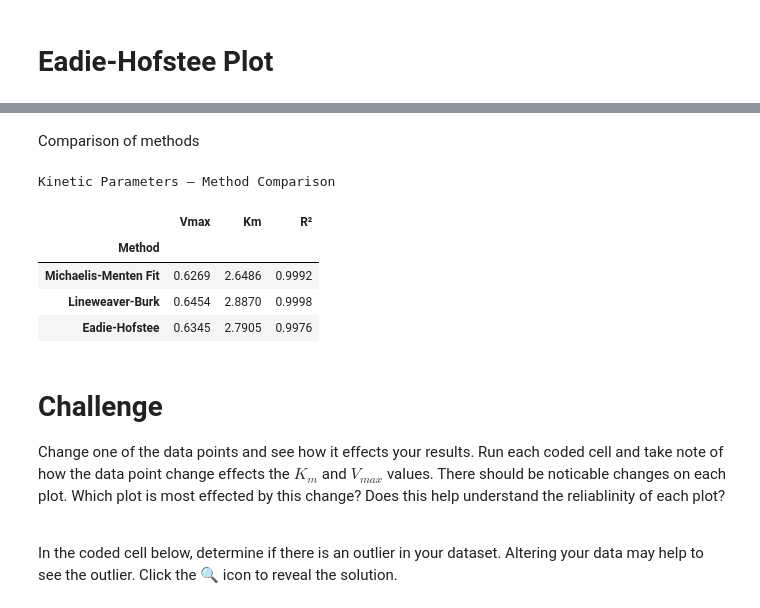
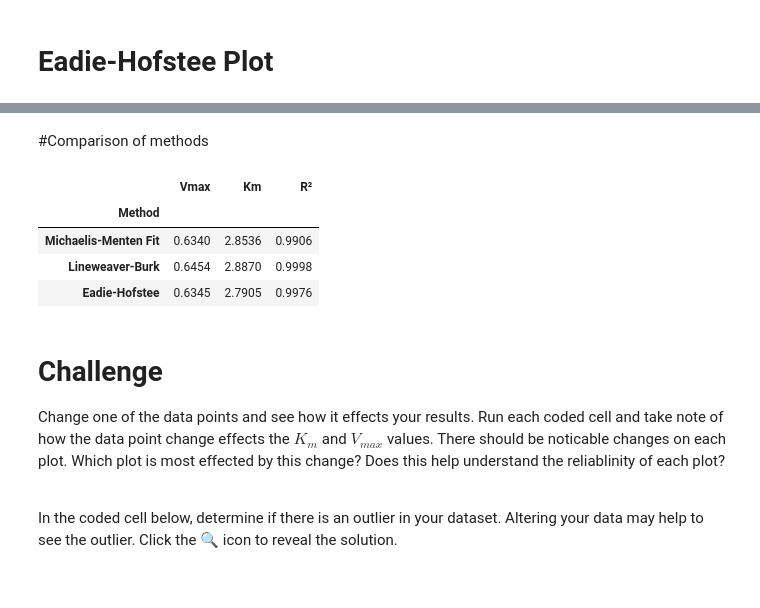
Before and after one commit to codeBMB/google_colabs, a Jupyter notebook: python_colabs/BASIL/EnzymeKineticsV2.ipynb, the cells around one changed output, grey strips where cells are left out. Cells and saved outputs as stored; diff of their text form; code cells hidden in the pictures.

```diff
--- a/python_colabs/BASIL/EnzymeKineticsV2.ipynb
+++ b/python_colabs/BASIL/EnzymeKineticsV2.ipynb
@@ -430,22 +408,19 @@ Km:         2.79
 # %% [markdown]
-Comparison of methods
+#Comparison of methods
 # %%
 import pandas as pd
 
 comparison_df = pd.DataFrame({
     'Method':['Michaelis-Menten Fit', 'Lineweaver-Burk', 'Eadie-Hofstee'],
     'Vmax':[round(Vmax_fit, 4), round(Vmax_lb, 4), round(Vmax_eh, 4)],
     'Km':[round(Km_fit, 4), round(Km_lb, 4), round(Km_eh, 4)],
-    'R²':[round(R2_mm, 4), round(R2_lb, 4), round(R2_eh, 4)]
-})
+    'R²':[round(R2_mm, 4), round(R2_lb, 4), round(R2_eh, 4)]})
 
-print(f"Kinetic Parameters — Method Comparison")
 display(comparison_df.set_index('Method'))
 # %% [output]
-Kinetic Parameters — Method Comparison
 |  | Vmax | Km | R² |
 | Method |  |  |  |
-| Michaelis-Menten Fit | 0.6269 | 2.6486 | 0.9992 |
+| Michaelis-Menten Fit | 0.6340 | 2.8536 | 0.9906 |
 | Lineweaver-Burk | 0.6454 | 2.8870 | 0.9998 |
 | Eadie-Hofstee | 0.6345 | 2.7905 | 0.9976 |
 # %% [markdown]
```
Also changed, not shown: parts of 7 cells of this notebook.
